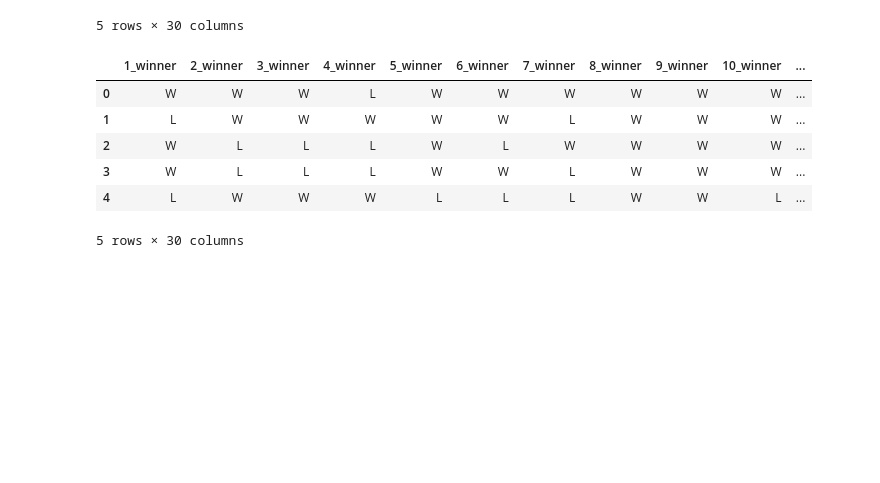
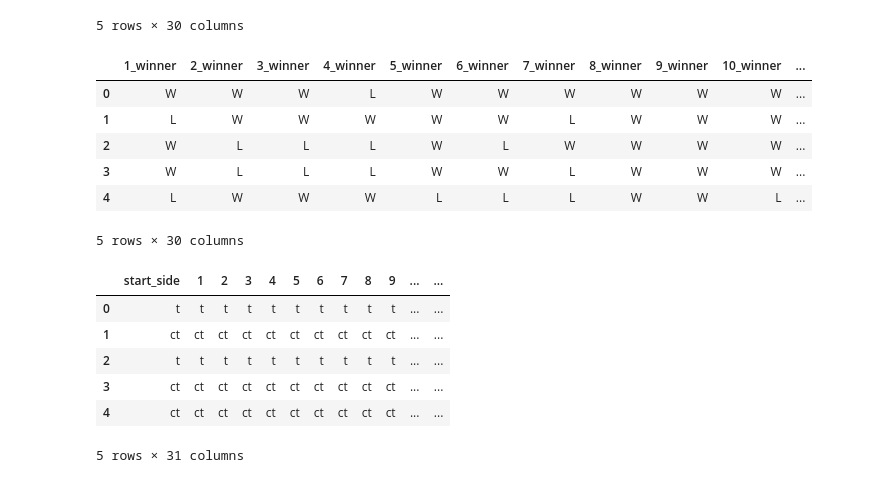
Before and after one commit to ValDevelopment/CS-GO-Team-Economy, a Jupyter notebook: notebooks/.notebook/01_data_overview_viz.ipynb, the cells around one changed output. Drawn from its saved outputs; the diff is of its cells as text; code cells hidden in the pictures; blank space fills up the shorter version.

Commit message:
round-by-round data arrangements

```diff
--- a/notebooks/.notebook/01_data_overview_viz.ipynb
+++ b/notebooks/.notebook/01_data_overview_viz.ipynb
@@ -216,3 +223,31 @@ team_rounds.head()
 | 3 | W | L | L | L | W | W | L | W | W | W | ... |
 | 4 | L | W | W | W | L | L | L | W | W | L | ... |
 5 rows × 30 columns
+# %%
+team_t1_round_sides = team_t1.loc[:, ["t1_start"] + round_cols].rename(columns={"t1_start" : "start_side"})
+team_t2_round_sides = team_t2.loc[:, ["t2_start"] + round_cols].rename(columns={"t2_start" : "start_side"})
+team_sides = pd.concat([team_t1_round_sides, team_t2_round_sides],ignore_index=True)
+
+first_half  = [f"{i}_winner" for i in range(1, 16)]
+second_half = [f"{i}_winner" for i in range(16, 31)]
+
+def replace_row(row):
+    if row["start_side"] == "t":
+        row[first_half]  = row[first_half].where(row[first_half].isna(), "t")
+        row[second_half] = row[second_half].where(row[second_half].isna(), "ct")
+    else:
+        row[first_half]  = row[first_half].where(row[first_half].isna(), "ct")
+        row[second_half] = row[second_half].where(row[second_half].isna(), "t")
+    return row
+
+team_sides = team_sides.apply(replace_row, axis=1)
+team_sides.columns = team_sides.columns.str.removesuffix("_winner")
+team_sides.head()
+# %% [output]
+|  | start_side | 1 | 2 | 3 | 4 | 5 | 6 | 7 | 8 | 9 | ... | ... |
+| 0 | t | t | t | t | t | t | t | t | t | t | ... | ... |
+| 1 | ct | ct | ct | ct | ct | ct | ct | ct | ct | ct | ... | ... |
+| 2 | t | t | t | t | t | t | t | t | t | t | ... | ... |
+| 3 | ct | ct | ct | ct | ct | ct | ct | ct | ct | ct | ... | ... |
+| 4 | ct | ct | ct | ct | ct | ct | ct | ct | ct | ct | ... | ... |
+5 rows × 31 columns
```
Also changed, not shown: parts of 1 cell of this notebook.
